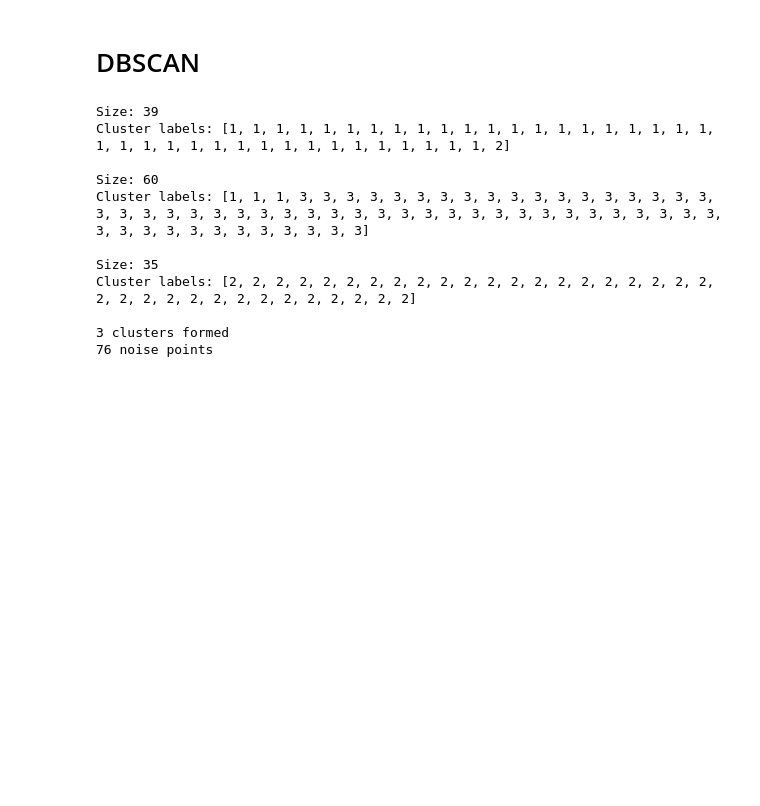
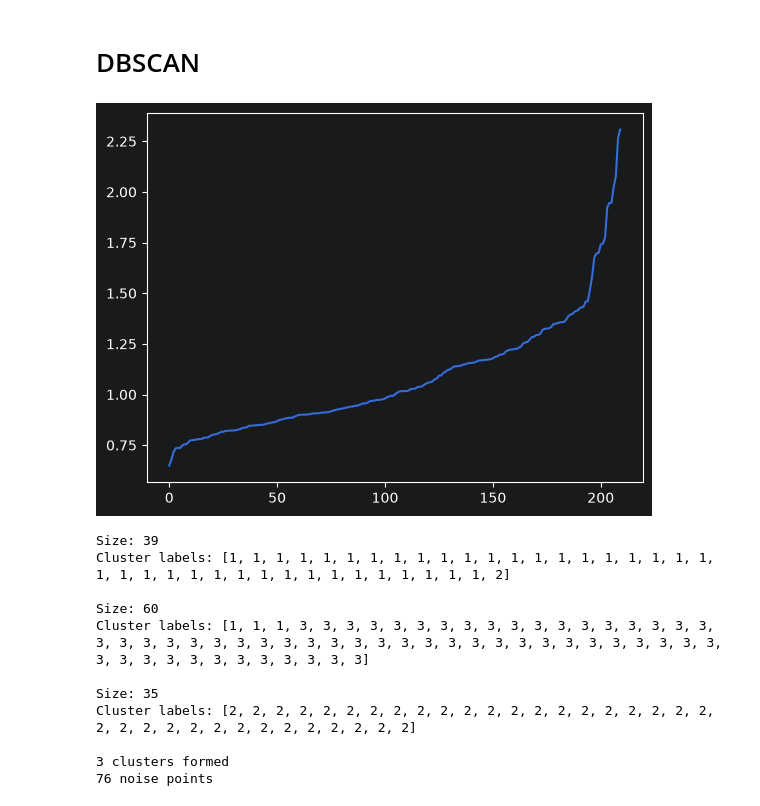
Before and after one commit to MANAS-AI-TaskPhase-26-27/sourashis-iv, a Jupyter notebook: Task2/clustering.ipynb, the cells around one changed output. Drawn from its saved outputs; the diff is of its cells as text; code cells hidden in the pictures; blank space fills up the shorter version.

```diff
--- a/Task2/clustering.ipynb
+++ b/Task2/clustering.ipynb
@@ -102,9 +106,8 @@ plt.show()
 # %%
-model = KMeans(data.drop(columns=['Class']))
-model.k = 3
-clusters = model.cluster()
+km_model = KMeans(data.drop(columns=['Class']))
+km_clusters = km_model.cluster()
 
-for c in clusters:
+for c in km_clusters:
     print('Size:', c.size())
     print('Cluster labels:', data.Class[c.indices].to_list())
     print('Cluster center: ', c.mean())
@@ -235,4 +233,30 @@ class DBSCAN:
             if not pt.visited:
                 noise.add(pt)
         return clusters, noise
+# %%
+"""
+General rule: min_samples >= D + 1 => min_samples >= 8
+Between 10 and 14 gives 3 clusters. I'm setting 10 'cause it gives the least noise.
+"""
+MIN_SAMPLES = 10
+
+X = standardize(data.drop(columns=['Class']))
+# %%
+from sklearn.neighbors import NearestNeighbors
+
+nb = NearestNeighbors(n_neighbors=MIN_SAMPLES)
+dists, indices = nb.fit(X).kneighbors(X)
+dists = np.sort(dists[:, -1])
+
+"""
+The elbow point of the plot signifies the boundary between dense clusters and noise.
+It's around 1.4 and setting eps to 1.4 minimizes noise but produces only one cluster 'cause apparently the data doesn't really have defined boundaries between clusters.
+eps = 0.9 outputs low misclassification and three clusters as expected at the cost of significant noise.
+"""
+
+# plot the sorted distances of every point from its 'min_samples'-th neighbor
+plt.plot(dists)
+plt.show()
+# %% [output]
+[figure, added]
 # %%
```
Also changed, not shown: parts of 11 cells of this notebook.
